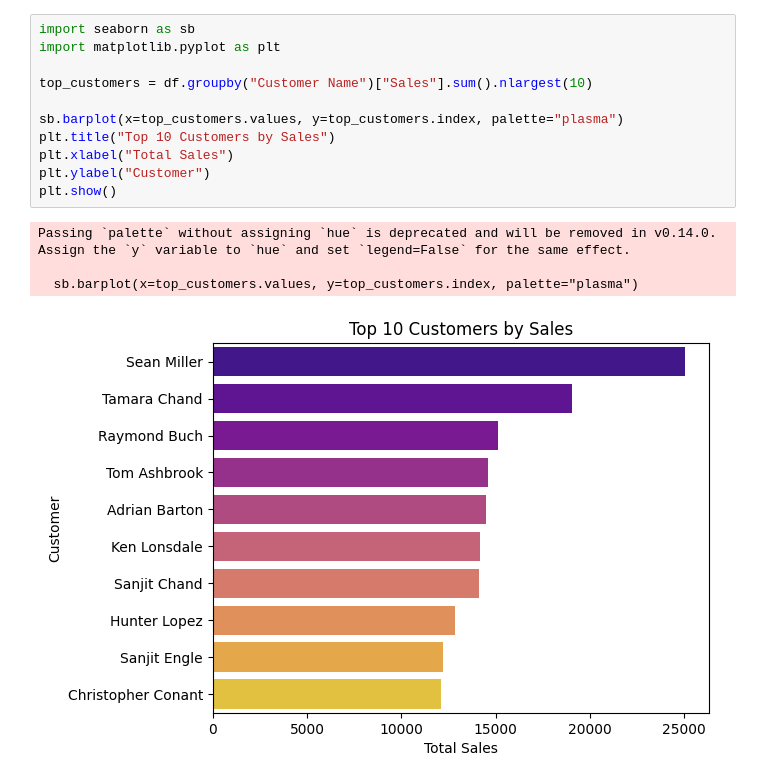
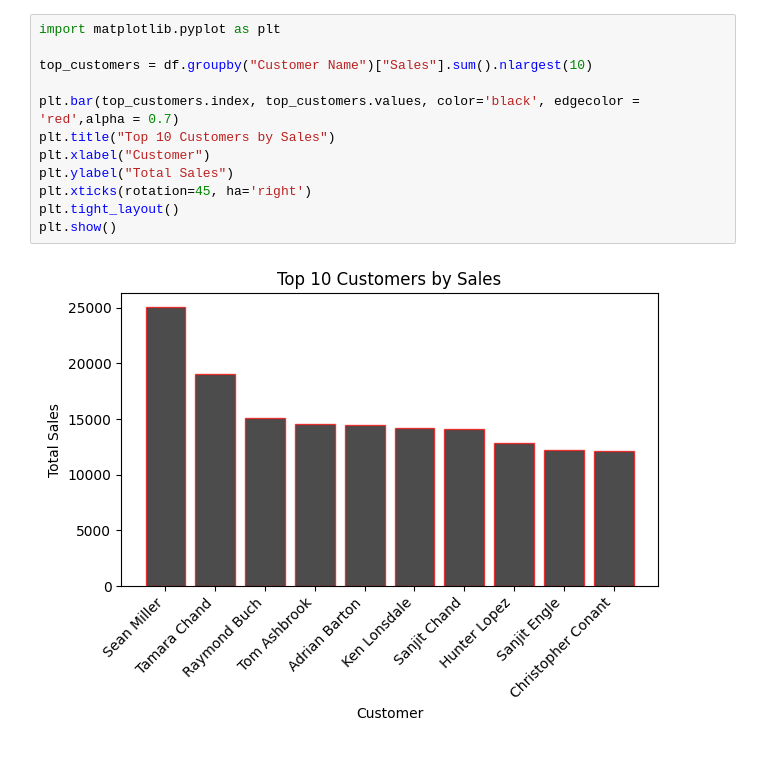
Before and after one commit to vutikurishanmukha9/PythonCourseWork, a Jupyter notebook: Assignments/06.Assignment.ipynb, the cells around one changed output. Drawn from its saved outputs; the diff is of its cells as text.

```diff
--- a/Assignments/06.Assignment.ipynb
+++ b/Assignments/06.Assignment.ipynb
@@ -53,19 +50,17 @@ Passing `palette` without assigning `hue` is deprecated and will be removed in v
 # %%
-import seaborn as sb
 import matplotlib.pyplot as plt
 
 top_customers = df.groupby("Customer Name")["Sales"].sum().nlargest(10)
 
-sb.barplot(x=top_customers.values, y=top_customers.index, palette="plasma")
+plt.bar(top_customers.index, top_customers.values, color='black', edgecolor = 'red',alpha = 0.7)
 plt.title("Top 10 Customers by Sales")
-plt.xlabel("Total Sales")
-plt.ylabel("Customer")
+plt.xlabel("Customer")
+plt.ylabel("Total Sales")
+plt.xticks(rotation=45, ha='right')
+plt.tight_layout()
 plt.show()
 # %% [output]
-Passing `palette` without assigning `hue` is deprecated and will be removed in v0.14.0. Assign the `y` variable to `hue` and set `legend=False` for the same effect.
-
-  sb.barplot(x=top_customers.values, y=top_customers.index, palette="plasma")
-[figure, old version]
+[figure, new version]
 # %%
 import seaborn as sb
 import matplotlib.pyplot as plt
```
Also changed, not shown: parts of 8 cells of this notebook, 1 other file.
